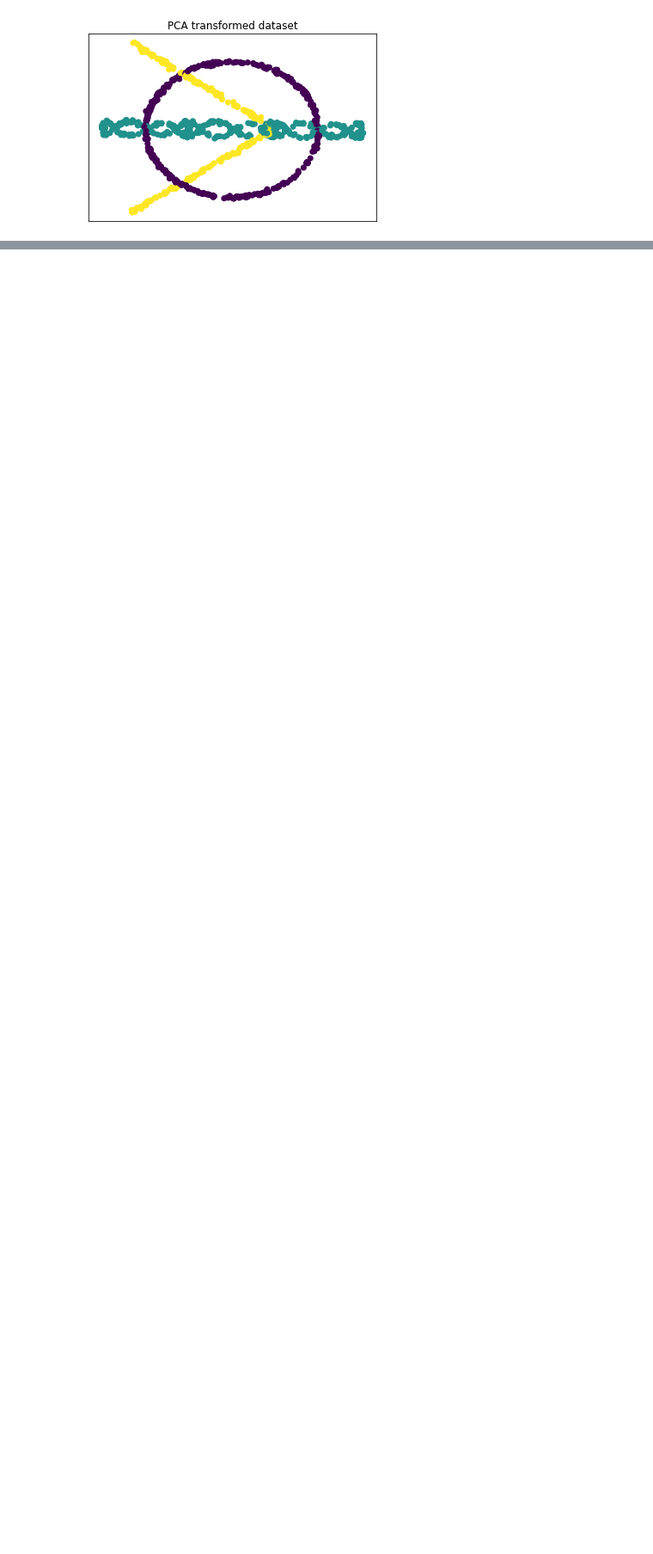
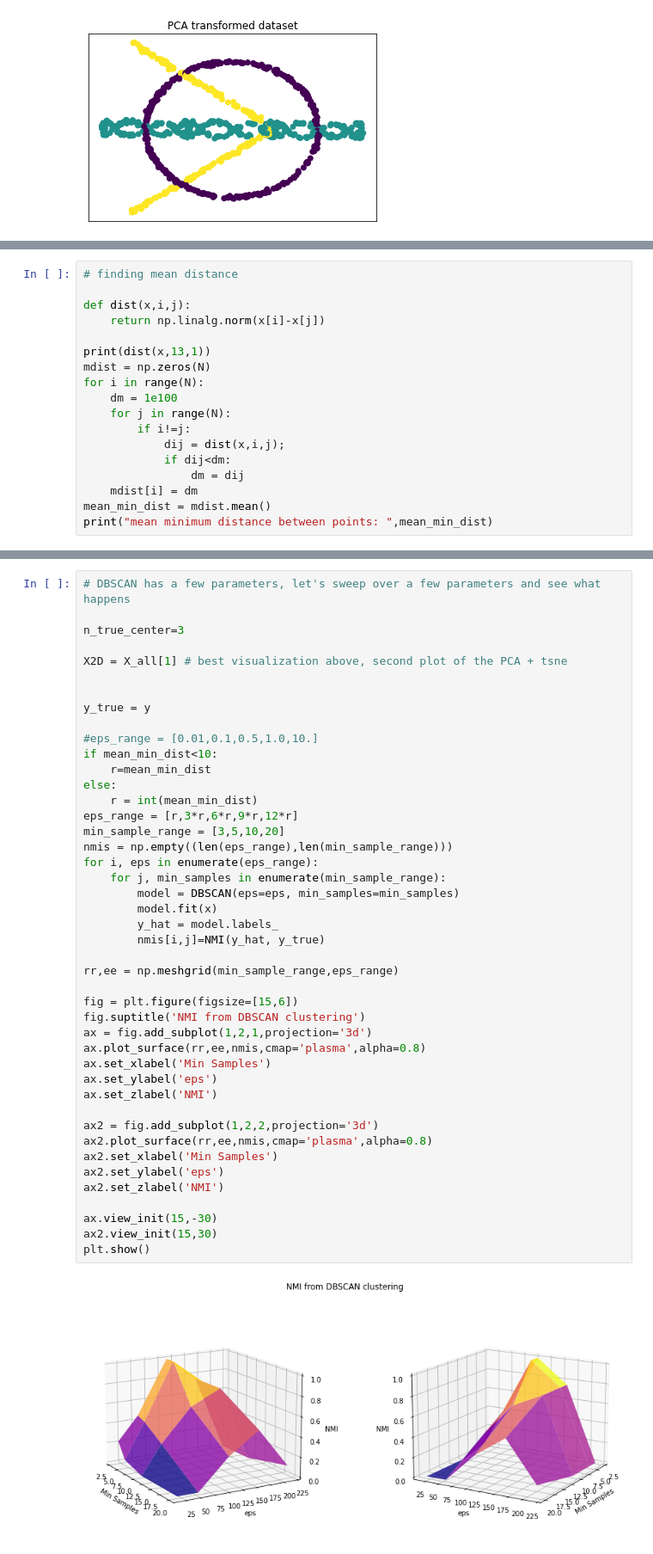
Before and after one commit to emersonvero/LoCP2, a Jupyter notebook: 05_clustering/2219_assignment_05.ipynb, the cells around one changed output, grey strips where cells are left out. Shown at 86% size. Cells and saved outputs as stored; diff of their text form; blank space fills up the shorter version.

```diff
--- a/05_clustering/2219_assignment_05.ipynb
+++ b/05_clustering/2219_assignment_05.ipynb
@@ -172,0 +215,18 @@ Furthermore, a possibility to consider is the plotting of ranked distances.
+# %%
+# finding mean distance
+
+def dist(x,i,j):
+    return np.linalg.norm(x[i]-x[j])
+
+print(dist(x,13,1))
+mdist = np.zeros(N)
+for i in range(N):
+    dm = 1e100
+    for j in range(N):
+        if i!=j:
+            dij = dist(x,i,j);
+            if dij<dm:
+                dm = dij
+    mdist[i] = dm
+mean_min_dist = mdist.mean()
+print("mean minimum distance between points: ",mean_min_dist)
@@ -172,0 +236,46 @@ Furthermore, a possibility to consider is the plotting of ranked distances.
+# %%
+# DBSCAN has a few parameters, let's sweep over a few parameters and see what happens
+
+n_true_center=3
+
+X2D = X_all[1] # best visualization above, second plot of the PCA + tsne
+
+
+y_true = y
+
+#eps_range = [0.01,0.1,0.5,1.0,10.]
+if mean_min_dist<10:
+    r=mean_min_dist
+else:
+    r = int(mean_min_dist)
+eps_range = [r,3*r,6*r,9*r,12*r]
+min_sample_range = [3,5,10,20]
+nmis = np.empty((len(eps_range),len(min_sample_range)))
+for i, eps in enumerate(eps_range):
+    for j, min_samples in enumerate(min_sample_range):
+        model = DBSCAN(eps=eps, min_samples=min_samples)
+        model.fit(x)
+        y_hat = model.labels_
+        nmis[i,j]=NMI(y_hat, y_true)
+
+rr,ee = np.meshgrid(min_sample_range,eps_range)
+
+fig = plt.figure(figsize=[15,6])
+fig.suptitle('NMI from DBSCAN clustering')
+ax = fig.add_subplot(1,2,1,projection='3d')
+ax.plot_surface(rr,ee,nmis,cmap='plasma',alpha=0.8)
+ax.set_xlabel('Min Samples')
+ax.set_ylabel('eps')
+ax.set_zlabel('NMI')
+
+ax2 = fig.add_subplot(1,2,2,projection='3d')
+ax2.plot_surface(rr,ee,nmis,cmap='plasma',alpha=0.8)
+ax2.set_xlabel('Min Samples')
+ax2.set_ylabel('eps')
+ax2.set_zlabel('NMI')
+
+ax.view_init(15,-30)
+ax2.view_init(15,30)
+plt.show()
+# %% [output]
+[figure, added]
```
Also changed, not shown: parts of 7 cells of this notebook.
